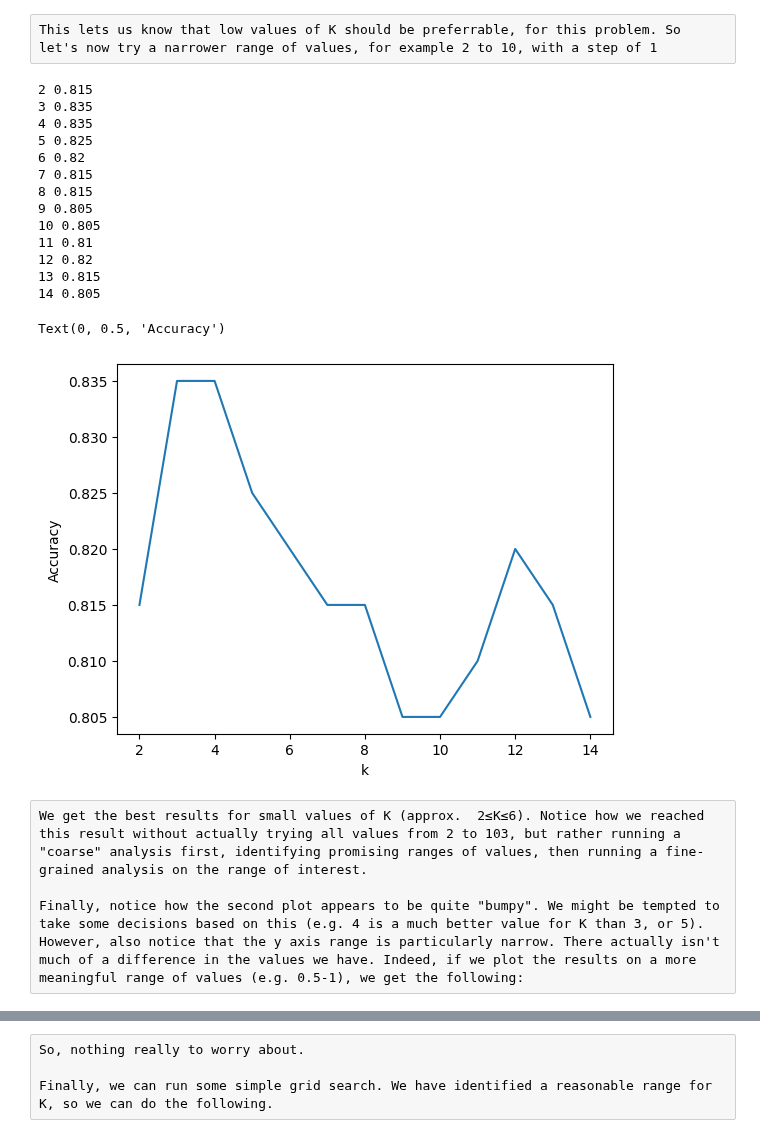
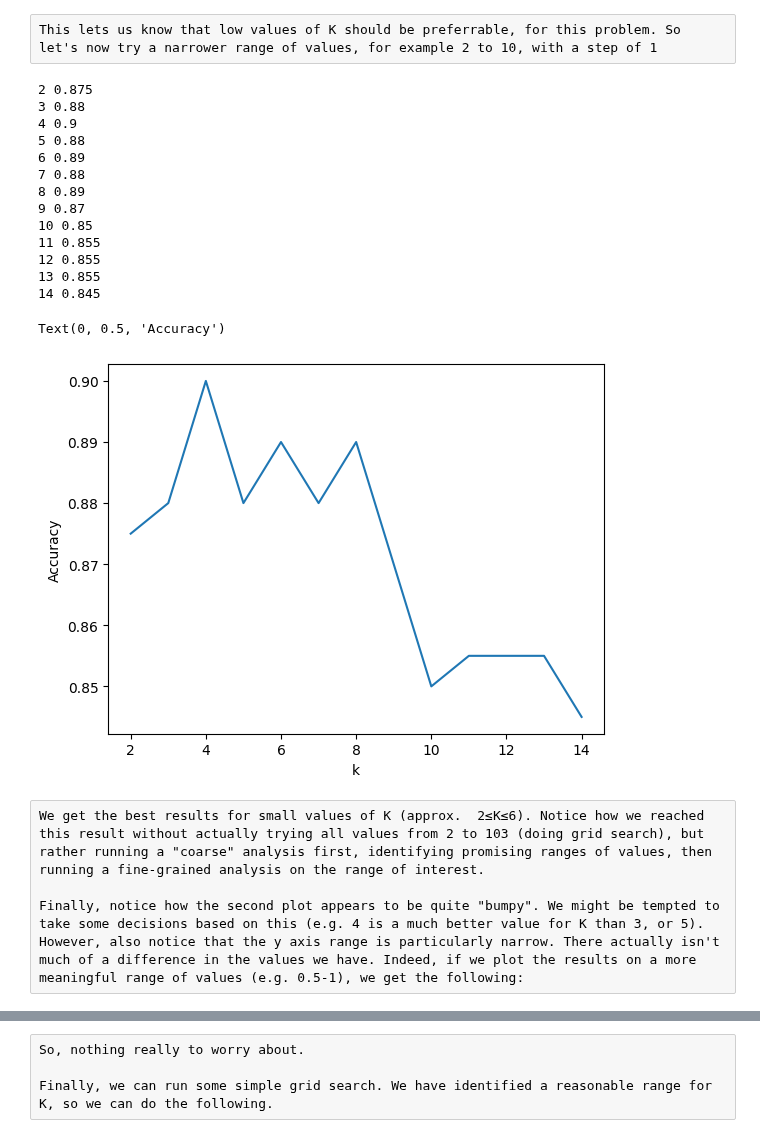
Before and after one commit to letiBri/DS-ML, a Jupyter notebook: LAB03/LAB03.ipynb, the cells around one changed output, grey strips where cells are left out. Saved outputs shown, nothing was run; the diff lists cells and outputs as text; code cells hidden in the pictures.

```diff
--- a/LAB03/LAB03.ipynb
+++ b/LAB03/LAB03.ipynb
@@ -495,7 +493,7 @@ class KNearestNeighbors3:
 # %% [raw]
 We can now instantiate our classifier, "train" it and get a prediction out of it!
 # %%
-knn_model = KNearestNeighbors3(3, "cosine")
+knn_model = KNearestNeighbors3(3, "euclidean")
 knn_model.fit(X_train, y_train)
 y_pred = knn_model.predict(X_test)
 y_pred
@@ -791,36 +793,38 @@ Text(0, 0.5, 'Accuracy')
 This lets us know that low values of K should be preferrable, for this problem. So let's now try a narrower range of values, for example 2 to 10, with a step of 1
 # %%
 accuracies = []
+# provo con un altro range di k, prendo valori da 2 a 15 con step 1
 k_values = list(range(2, 15))
 for k in k_values:
-    knn_model = KNearestNeighbors(k, "euclidean", "distance")
+    knn_model = KNearestNeighbors4(k, "euclidean", "distance")
     knn_model.fit(X_train, y_train)
     y_pred = knn_model.predict(X_test)
     accuracy = accuracy_score(y_test, y_pred)
     accuracies.append(accuracy)
     print(k, accuracy)
 
 plt.plot(k_values, accuracies)
 plt.xlabel("k")
 plt.ylabel("Accuracy")
+# stampo e plotto l'accuracy per ogni k, sta volta saranno in un range più piccolo
 # %% [output]
-2 0.815
-3 0.835
-4 0.835
-5 0.825
-6 0.82
-7 0.815
-8 0.815
-9 0.805
-10 0.805
-11 0.81
-12 0.82
-13 0.815
-14 0.805
+2 0.875
+3 0.88
+4 0.9
+5 0.88
+6 0.89
+7 0.88
+8 0.89
+9 0.87
+10 0.85
+11 0.855
+12 0.855
+13 0.855
+14 0.845
 Text(0, 0.5, 'Accuracy')
-[figure, old version]
+[figure, new version]
 # %% [raw]
-We get the best results for small values of K (approx.  2≤K≤6). Notice how we reached this result without actually trying all values from 2 to 103, but rather running a "coarse" analysis first, identifying promising ranges of values, then running a fine-grained analysis on the range of interest.
+We get the best results for small values of K (approx.  2≤K≤6). Notice how we reached this result without actually trying all values from 2 to 103 (doing grid search), but rather running a "coarse" analysis first, identifying promising ranges of values, then running a fine-grained analysis on the range of interest.
 
 Finally, notice how the second plot appears to be quite "bumpy". We might be tempted to take some decisions based on this (e.g. 4 is a much better value for K than 3, or 5). However, also notice that the y axis range is particularly narrow. There actually isn't much of a difference in the values we have. Indeed, if we plot the results on a more meaningful range of values (e.g. 0.5-1), we get the following:
 # %%
```
Also changed, not shown: parts of 82 cells of this notebook.
